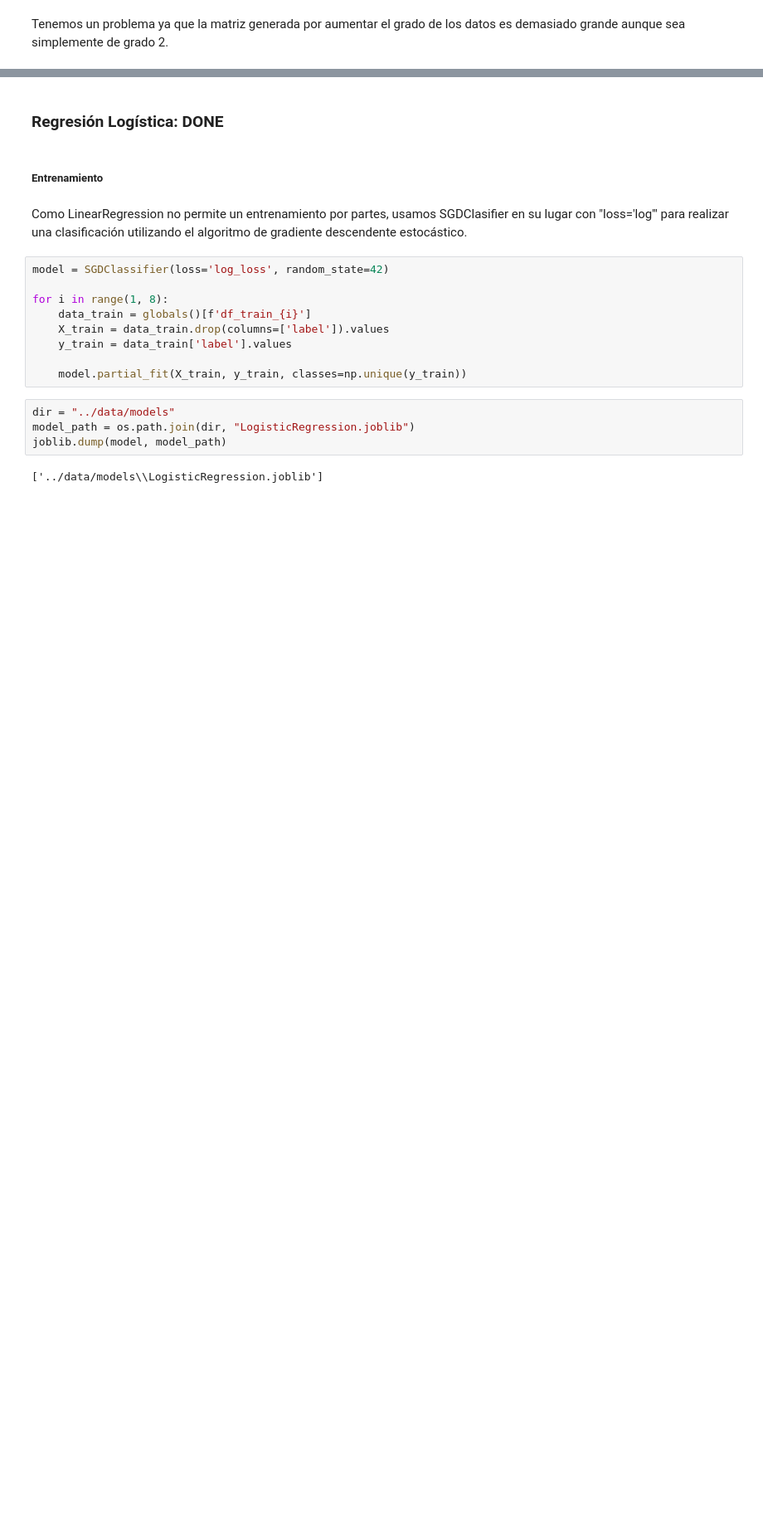
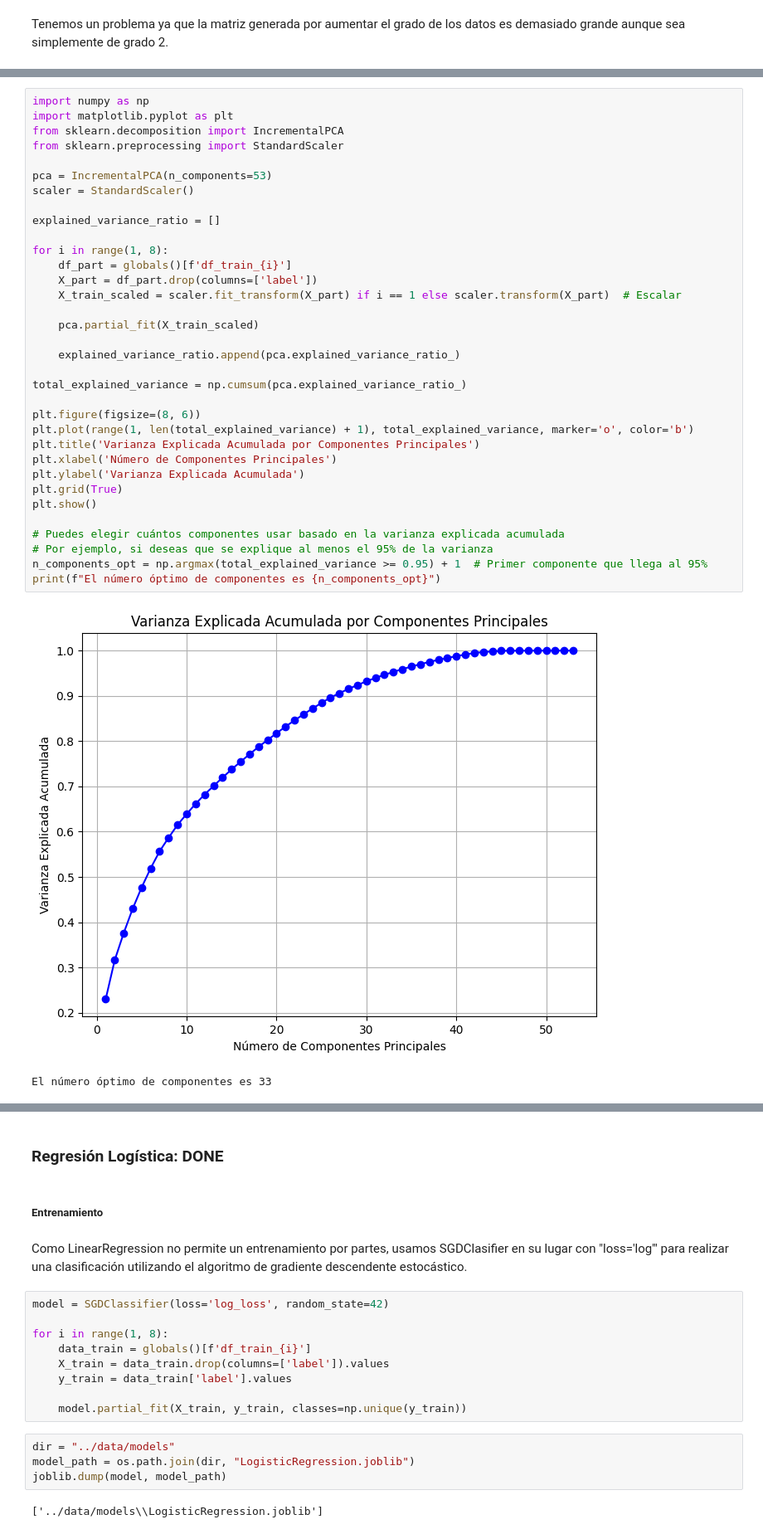
Before and after one commit to kliniik/Practica_AAI_1, a Jupyter notebook: supervised.ipynb, the cells around one changed output, grey strips where cells are left out. Shown at 83% size. Saved outputs shown, nothing was run; the diff lists cells and outputs as text; blank space fills up the shorter version.

```diff
--- a/supervised.ipynb
+++ b/supervised.ipynb
@@ -188,0 +192,37 @@ Tenemos un problema ya que la matriz generada por aumentar el grado de los datos
+# %%
+import numpy as np
+import matplotlib.pyplot as plt
+from sklearn.decomposition import IncrementalPCA
+from sklearn.preprocessing import StandardScaler
+
+pca = IncrementalPCA(n_components=53)
+scaler = StandardScaler()
+
+explained_variance_ratio = []
+
+for i in range(1, 8):
+    df_part = globals()[f'df_train_{i}']
+    X_part = df_part.drop(columns=['label'])
+    X_train_scaled = scaler.fit_transform(X_part) if i == 1 else scaler.transform(X_part)  # Escalar
+
+    pca.partial_fit(X_train_scaled)
+
+    explained_variance_ratio.append(pca.explained_variance_ratio_)
+
+total_explained_variance = np.cumsum(pca.explained_variance_ratio_)
+
+plt.figure(figsize=(8, 6))
+plt.plot(range(1, len(total_explained_variance) + 1), total_explained_variance, marker='o', color='b')
+plt.title('Varianza Explicada Acumulada por Componentes Principales')
+plt.xlabel('Número de Componentes Principales')
+plt.ylabel('Varianza Explicada Acumulada')
+plt.grid(True)
+plt.show()
+
+# Puedes elegir cuántos componentes usar basado en la varianza explicada acumulada
+# Por ejemplo, si deseas que se explique al menos el 95% de la varianza
+n_components_opt = np.argmax(total_explained_variance >= 0.95) + 1  # Primer componente que llega al 95%
+print(f"El número óptimo de componentes es {n_components_opt}")
+# %% [output]
+[figure, added]
+El número óptimo de componentes es 33
```
Also changed, not shown: parts of 18 cells of this notebook.
